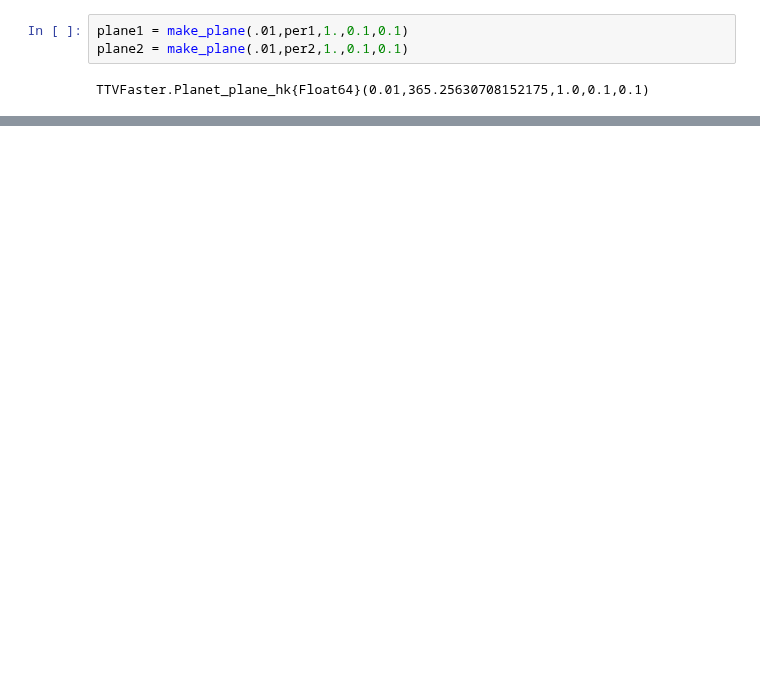
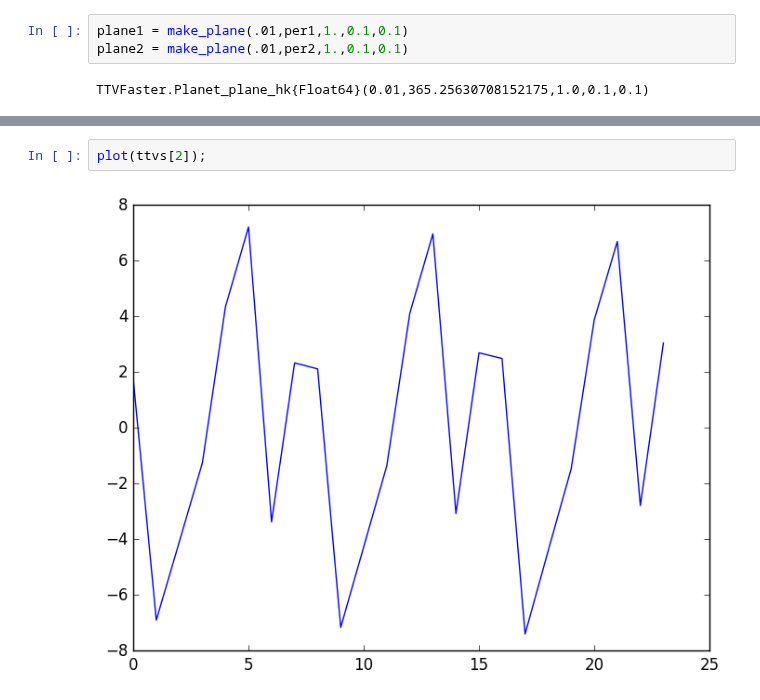
Before and after one commit to jlustigy/ExoJulia, a Jupyter notebook: Homework/hw4/Trevor_Kolby/hw4.ipynb, the cells around one changed output, grey strips where cells are left out. Drawn from its saved outputs; the diff is of its cells as text; blank space fills up the shorter version.

```diff
--- a/Homework/hw4/Trevor_Kolby/hw4.ipynb
+++ b/Homework/hw4/Trevor_Kolby/hw4.ipynb
@@ -93,0 +82,4 @@ arr2 = [.01,per2,1.,0.1,0.1]
+# %%
+plot(ttvs[2]);
+# %% [output]
+[figure, added]
```
Also changed, not shown: parts of 11 cells of this notebook.
